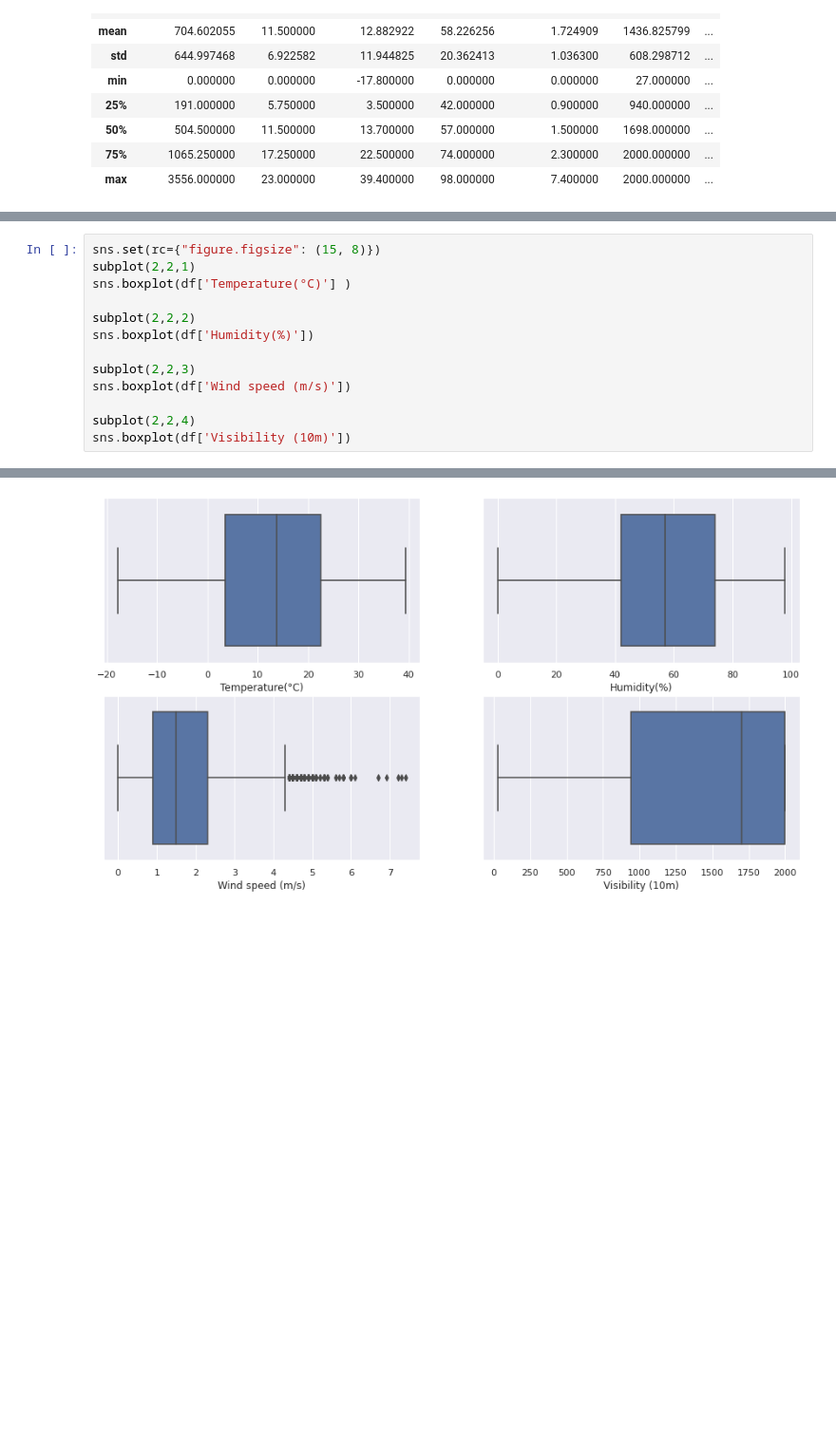
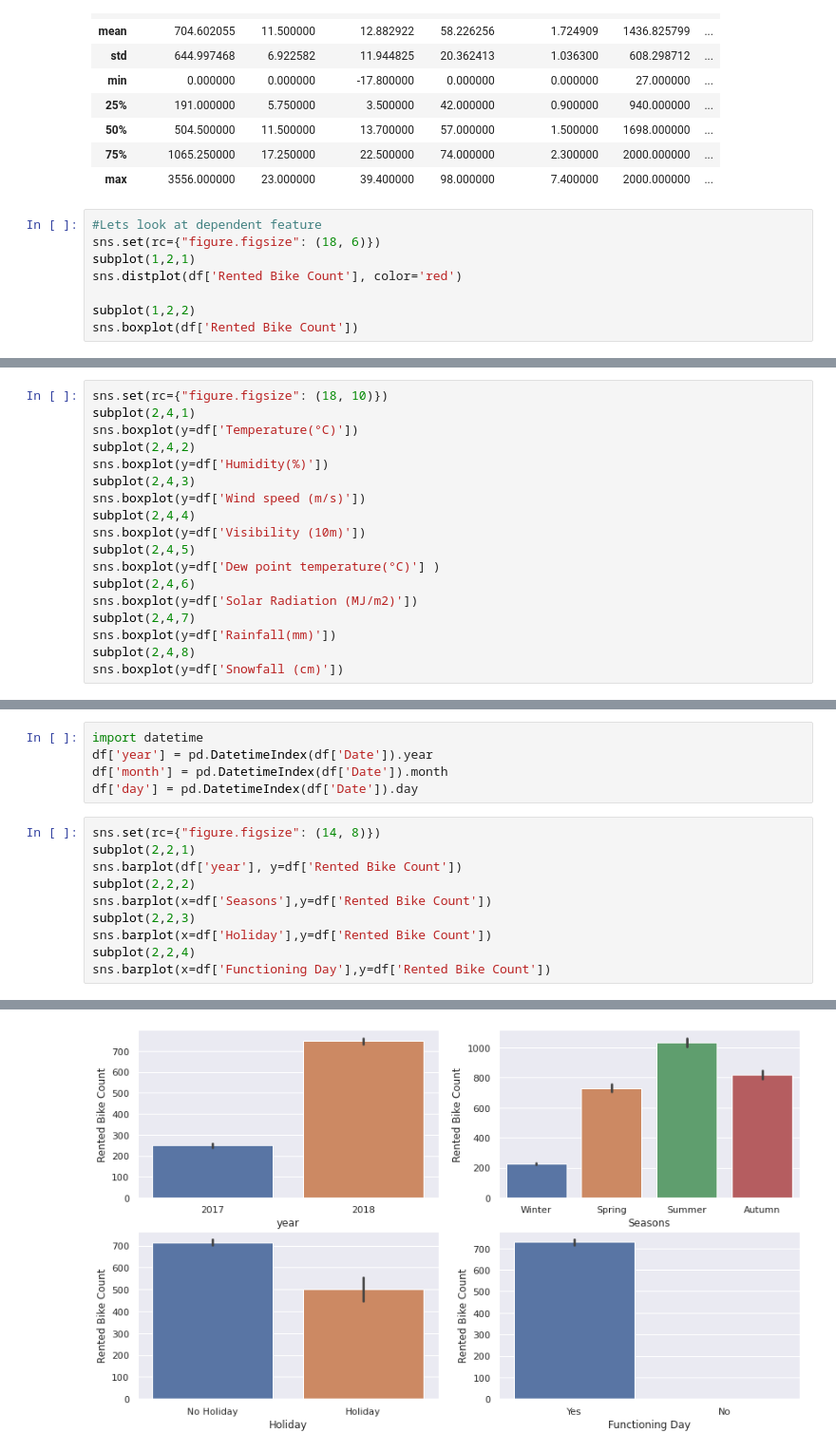
Before and after one commit to handetushar/Bike-Sharing-Demand-Prediction, a Jupyter notebook: Bike_Sharing_Demand_Prediction_Capstone_Project.ipynb, the cells around one changed output, grey strips where cells are left out. Shown: that part at 95% size. Drawn from its saved outputs; the diff is of its cells as text; blank space fills up the shorter version.

```diff
--- a/Bike_Sharing_Demand_Prediction_Capstone_Project.ipynb
+++ b/Bike_Sharing_Demand_Prediction_Capstone_Project.ipynb
@@ -104,3 +110,11 @@ df.describe()
 | 50% | 504.500000 | 11.500000 | 13.700000 | 57.000000 | 1.500000 | 1698.000000 | ... |
 | 75% | 1065.250000 | 17.250000 | 22.500000 | 74.000000 | 2.300000 | 2000.000000 | ... |
 | max | 3556.000000 | 23.000000 | 39.400000 | 98.000000 | 7.400000 | 2000.000000 | ... |
+# %%
+#Lets look at dependent feature
+sns.set(rc={"figure.figsize": (18, 6)})
+subplot(1,2,1)
+sns.distplot(df['Rented Bike Count'], color='red')
+
+subplot(1,2,2)
+sns.boxplot(df['Rented Bike Count'])
@@ -141,0 +158,18 @@ sns.distplot(df['Visibility (10m)'], color='violet')
+# %%
+sns.set(rc={"figure.figsize": (18, 10)})
+subplot(2,4,1)
+sns.boxplot(y=df['Temperature(°C)'])
+subplot(2,4,2)
+sns.boxplot(y=df['Humidity(%)'])
+subplot(2,4,3)
+sns.boxplot(y=df['Wind speed (m/s)'])
+subplot(2,4,4)
+sns.boxplot(y=df['Visibility (10m)'])
+subplot(2,4,5)
+sns.boxplot(y=df['Dew point temperature(°C)'] )
+subplot(2,4,6)
+sns.boxplot(y=df['Solar Radiation (MJ/m2)'])
+subplot(2,4,7)
+sns.boxplot(y=df['Rainfall(mm)'])
+subplot(2,4,8)
+sns.boxplot(y=df['Snowfall (cm)'])
@@ -142,16 +179,18 @@ sns.distplot(df['Visibility (10m)'], color='violet')
+# %%
+import datetime
+df['year'] = pd.DatetimeIndex(df['Date']).year
+df['month'] = pd.DatetimeIndex(df['Date']).month
+df['day'] = pd.DatetimeIndex(df['Date']).day
 # %%
-sns.set(rc={"figure.figsize": (15, 8)})
+sns.set(rc={"figure.figsize": (14, 8)})
 subplot(2,2,1)
-sns.boxplot(df['Temperature(°C)'] )
-
+sns.barplot(df['year'], y=df['Rented Bike Count'])
 subplot(2,2,2)
-sns.boxplot(df['Humidity(%)'])
-
+sns.barplot(x=df['Seasons'],y=df['Rented Bike Count'])
 subplot(2,2,3)
-sns.boxplot(df['Wind speed (m/s)'])
-
+sns.barplot(x=df['Holiday'],y=df['Rented Bike Count'])
 subplot(2,2,4)
-sns.boxplot(df['Visibility (10m)'])
+sns.barplot(x=df['Functioning Day'],y=df['Rented Bike Count'])
 # %% [output]
 <matplotlib.axes._subplots.AxesSubplot at 0x...>
-[figure, old version]
+[figure, new version]
```
Also changed, not shown: parts of 37 cells of this notebook.
